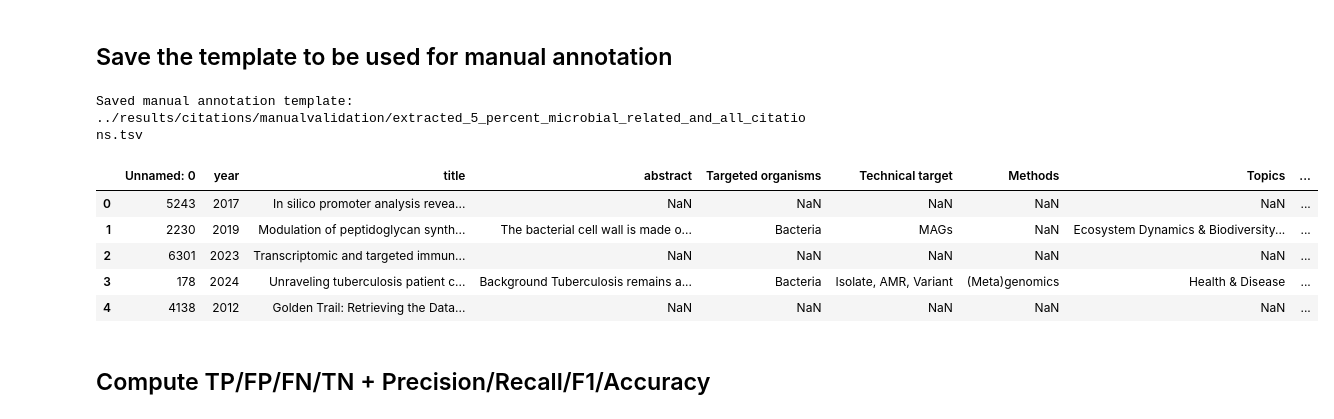
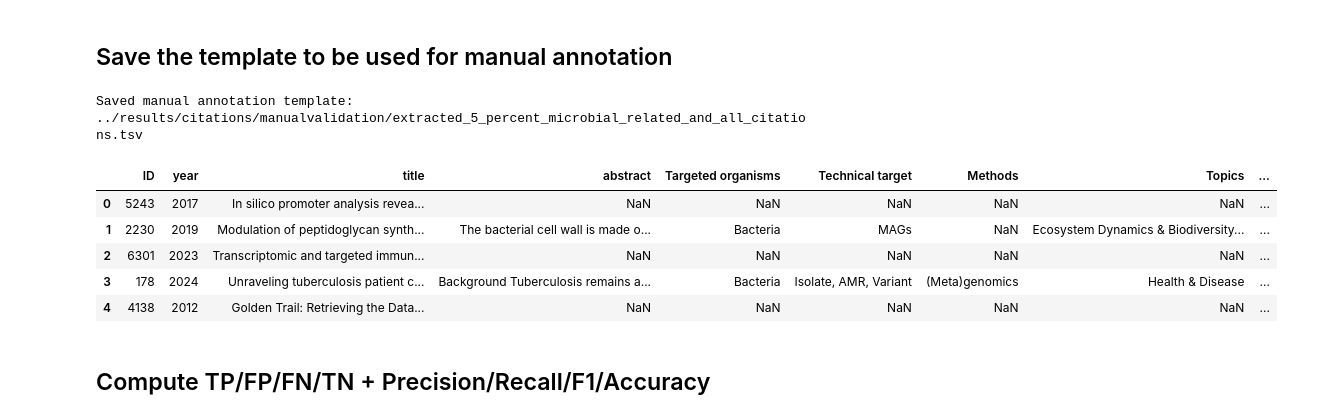
Before and after one commit to EngyNasr/microgalaxy_paper_2025, a Jupyter notebook: bin/explore_publications_manual_validation.ipynb, the cells around one changed output. Drawn from its saved outputs; the diff is of its cells as text; code cells hidden in the pictures.

Commit message:
updating the manual validation script change the unnamed:0 to ID

```diff
--- a/bin/explore_publications_manual_validation.ipynb
+++ b/bin/explore_publications_manual_validation.ipynb
@@ -436,15 +438,18 @@ Name: count, dtype: int64
 # %%
 OUTPUT_BINARY_SAMPLE = "../results/citations/manualvalidation/extracted_5_percent_microbial_related_and_all_citations.tsv"
 
 binary_validation_df["microbial_related_manual"] = ""  # will be manually filled with yes/no
 
+if "Unnamed: 0" in binary_validation_df.columns:
+    binary_validation_df = binary_validation_df.rename(columns={"Unnamed: 0": "ID"})
+
 binary_validation_df.to_csv(OUTPUT_BINARY_SAMPLE, sep="\t", index=False)
 print("Saved manual annotation template:", OUTPUT_BINARY_SAMPLE)
 
 binary_validation_df.head()
 # %% [output]
 Saved manual annotation template: ../results/citations/manualvalidation/extracted_5_percent_microbial_related_and_all_citations.tsv
-|  | Unnamed: 0 | year | title | abstract | Targeted organisms | Technical target | Methods | Topics | ... |
+|  | ID | year | title | abstract | Targeted organisms | Technical target | Methods | Topics | ... |
 | 0 | 5243 | 2017 | In silico promoter analysis revea... | NaN | NaN | NaN | NaN | NaN | ... |
 | 1 | 2230 | 2019 | Modulation of peptidoglycan synth... | The bacterial cell wall is made o... | Bacteria | MAGs | NaN | Ecosystem Dynamics & Biodiversity... | ... |
 | 2 | 6301 | 2023 | Transcriptomic and targeted immun... | NaN | NaN | NaN | NaN | NaN | ... |
```
Also changed, not shown: parts of 1 cell of this notebook, 2 other files.
